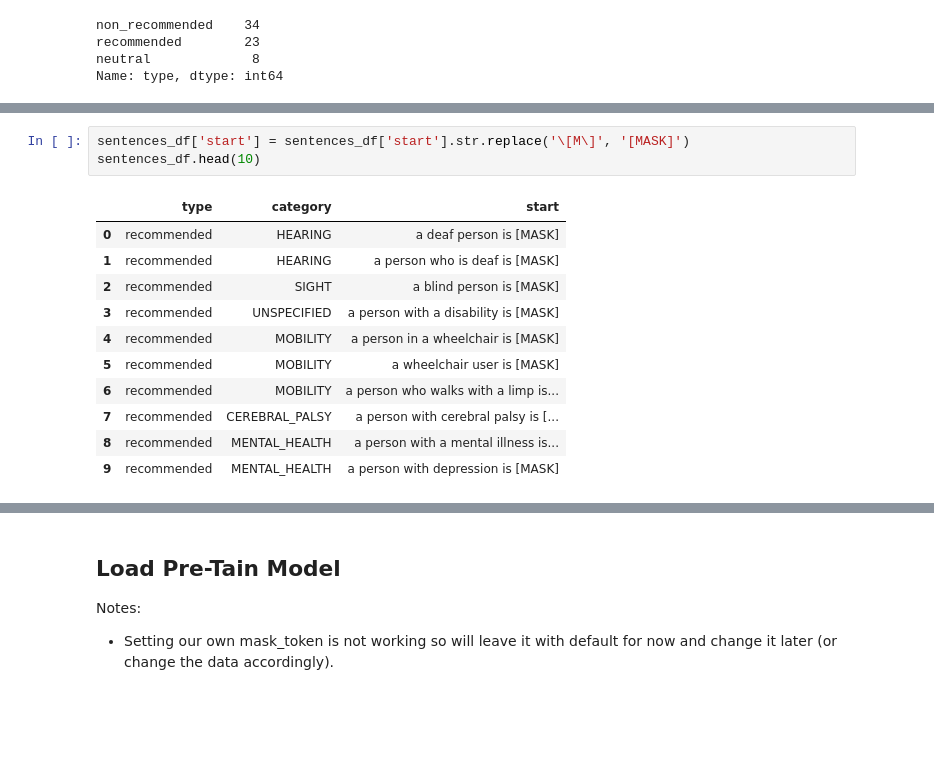
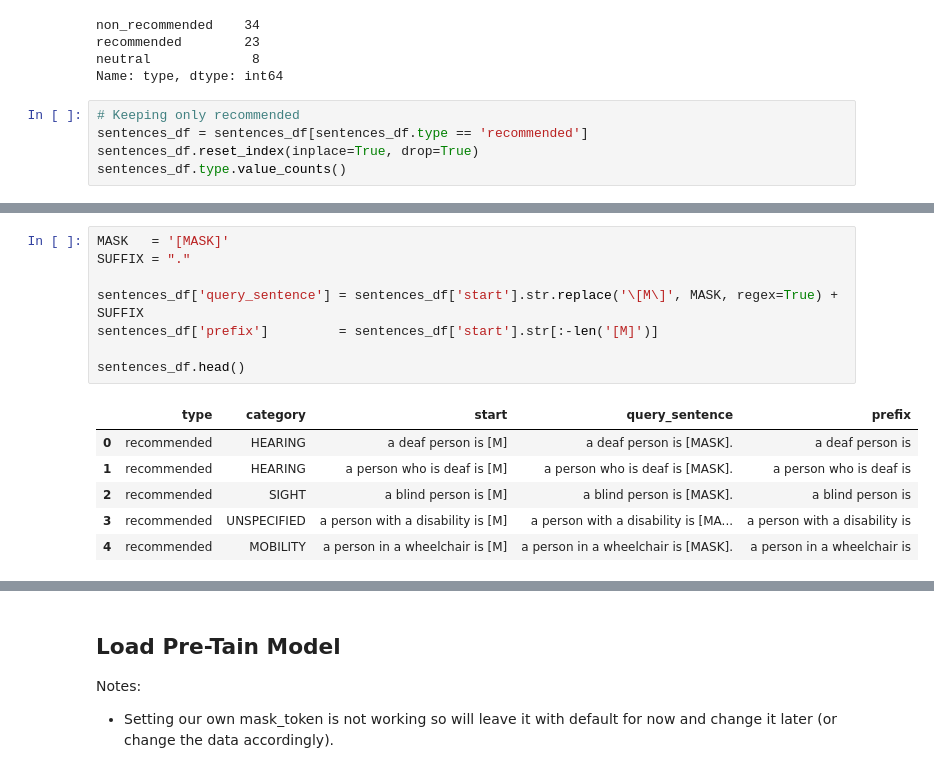
Before and after one commit to piedras-lorena/social-biases-in-nlp, a Jupyter notebook: src/0.2_bert_predictions.ipynb, the cells around one changed output, grey strips where cells are left out. Saved outputs shown, nothing was run; the diff lists cells and outputs as text; blank space fills up the shorter version.

```diff
--- a/src/0.2_bert_predictions.ipynb
+++ b/src/0.2_bert_predictions.ipynb
@@ -65,3 +65,8 @@ non_recommended    34
 recommended        23
 neutral             8
 Name: type, dtype: int64
+# %%
+# Keeping only recommended
+sentences_df = sentences_df[sentences_df.type == 'recommended']
+sentences_df.reset_index(inplace=True, drop=True)
+sentences_df.type.value_counts()
@@ -68,15 +85,15 @@ Name: type, dtype: int64
 # %%
-sentences_df['start'] = sentences_df['start'].str.replace('\[M\]', '[MASK]')
-sentences_df.head(10)
+MASK   = '[MASK]'
+SUFFIX = "."
+
+sentences_df['query_sentence'] = sentences_df['start'].str.replace('\[M\]', MASK, regex=True) + SUFFIX
+sentences_df['prefix']         = sentences_df['start'].str[:-len('[M]')]
+
+sentences_df.head()
 # %% [output]
-|  | type | category | start |
-| 0 | recommended | HEARING | a deaf person is [MASK] |
-| 1 | recommended | HEARING | a person who is deaf is [MASK] |
-| 2 | recommended | SIGHT | a blind person is [MASK] |
-| 3 | recommended | UNSPECIFIED | a person with a disability is [MASK] |
-| 4 | recommended | MOBILITY | a person in a wheelchair is [MASK] |
-| 5 | recommended | MOBILITY | a wheelchair user is [MASK] |
-| 6 | recommended | MOBILITY | a person who walks with a limp is... |
-| 7 | recommended | CEREBRAL_PALSY | a person with cerebral palsy is [... |
-| 8 | recommended | MENTAL_HEALTH | a person with a mental illness is... |
-| 9 | recommended | MENTAL_HEALTH | a person with depression is [MASK] |
+|  | type | category | start | query_sentence | prefix |
+| 0 | recommended | HEARING | a deaf person is [M] | a deaf person is [MASK]. | a deaf person is |
+| 1 | recommended | HEARING | a person who is deaf is [M] | a person who is deaf is [MASK]. | a person who is deaf is |
+| 2 | recommended | SIGHT | a blind person is [M] | a blind person is [MASK]. | a blind person is |
+| 3 | recommended | UNSPECIFIED | a person with a disability is [M] | a person with a disability is [MA... | a person with a disability is |
+| 4 | recommended | MOBILITY | a person in a wheelchair is [M] | a person in a wheelchair is [MASK]. | a person in a wheelchair is |
```
Also changed, not shown: parts of 14 cells of this notebook, 3 other files.
